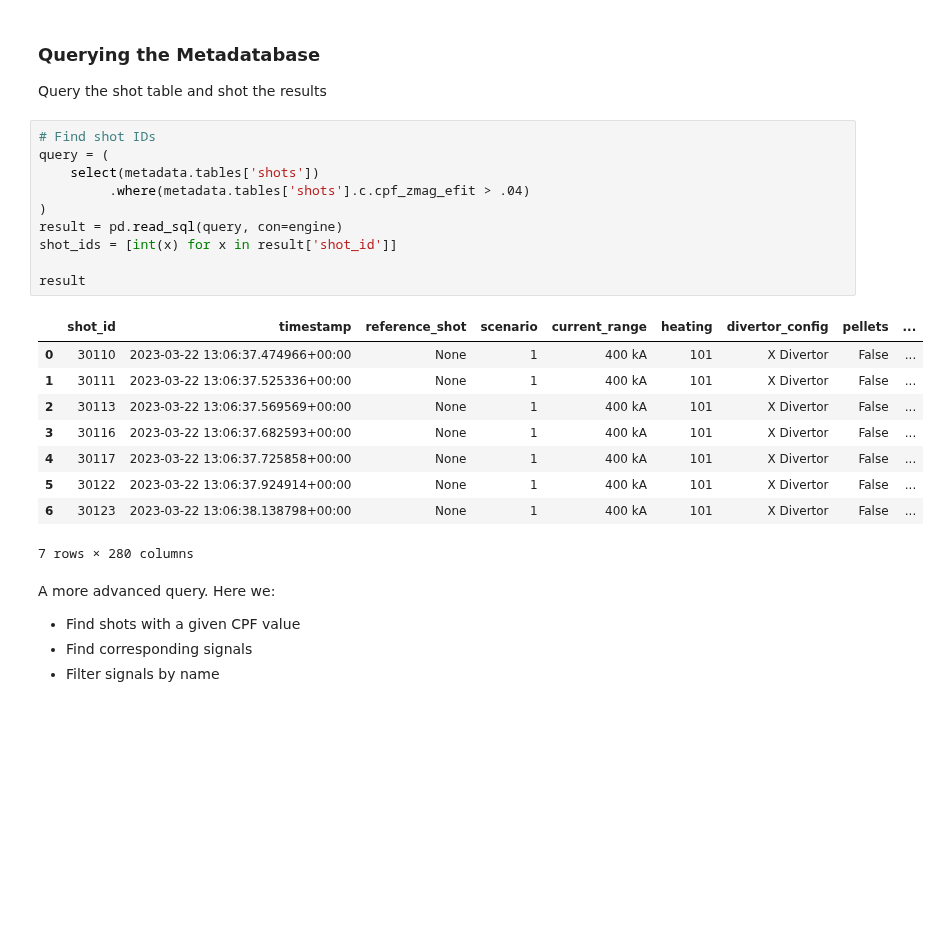
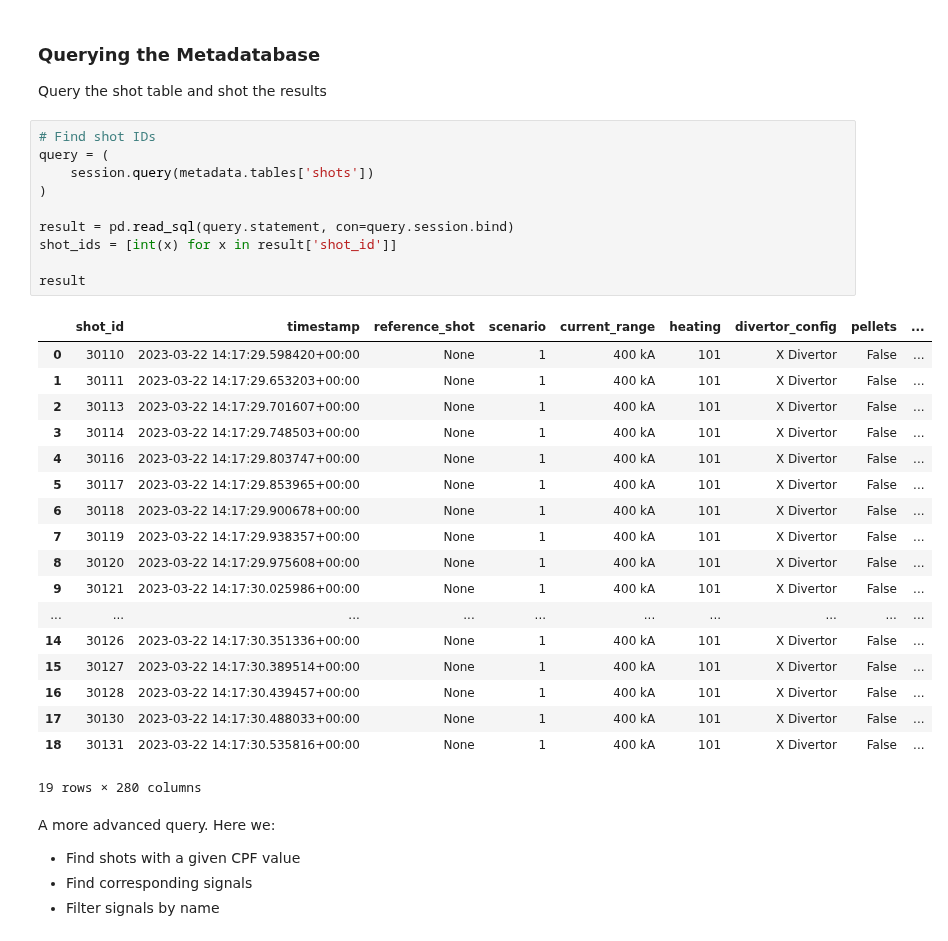
Before and after one commit to ukaea/fair-mast, a Jupyter notebook: db_query_example.ipynb, the cells around one changed output. Cells and saved outputs as stored; diff of their text form; blank space fills up the shorter version.

```diff
--- a/db_query_example.ipynb
+++ b/db_query_example.ipynb
@@ -15,23 +28,32 @@ Query the shot table and shot the results
 # %%
 # Find shot IDs
 query = (
-    select(metadata.tables['shots'])
-         .where(metadata.tables['shots'].c.cpf_zmag_efit > .04)
+    session.query(metadata.tables['shots'])
 )
-result = pd.read_sql(query, con=engine)
+
+result = pd.read_sql(query.statement, con=query.session.bind)
 shot_ids = [int(x) for x in result['shot_id']]
 
 result
 # %% [output]
 |  | shot_id | timestamp | reference_shot | scenario | current_range | heating | divertor_config | pellets | ... |
-| 0 | 30110 | 2023-03-22 13:06:37.474966+00:00 | None | 1 | 400 kA | 101 | X Divertor | False | ... |
-| 1 | 30111 | 2023-03-22 13:06:37.525336+00:00 | None | 1 | 400 kA | 101 | X Divertor | False | ... |
-| 2 | 30113 | 2023-03-22 13:06:37.569569+00:00 | None | 1 | 400 kA | 101 | X Divertor | False | ... |
-| 3 | 30116 | 2023-03-22 13:06:37.682593+00:00 | None | 1 | 400 kA | 101 | X Divertor | False | ... |
-| 4 | 30117 | 2023-03-22 13:06:37.725858+00:00 | None | 1 | 400 kA | 101 | X Divertor | False | ... |
-| 5 | 30122 | 2023-03-22 13:06:37.924914+00:00 | None | 1 | 400 kA | 101 | X Divertor | False | ... |
-| 6 | 30123 | 2023-03-22 13:06:38.138798+00:00 | None | 1 | 400 kA | 101 | X Divertor | False | ... |
+| 0 | 30110 | 2023-03-22 14:17:29.598420+00:00 | None | 1 | 400 kA | 101 | X Divertor | False | ... |
+| 1 | 30111 | 2023-03-22 14:17:29.653203+00:00 | None | 1 | 400 kA | 101 | X Divertor | False | ... |
+| 2 | 30113 | 2023-03-22 14:17:29.701607+00:00 | None | 1 | 400 kA | 101 | X Divertor | False | ... |
+| 3 | 30114 | 2023-03-22 14:17:29.748503+00:00 | None | 1 | 400 kA | 101 | X Divertor | False | ... |
+| 4 | 30116 | 2023-03-22 14:17:29.803747+00:00 | None | 1 | 400 kA | 101 | X Divertor | False | ... |
+| 5 | 30117 | 2023-03-22 14:17:29.853965+00:00 | None | 1 | 400 kA | 101 | X Divertor | False | ... |
+| 6 | 30118 | 2023-03-22 14:17:29.900678+00:00 | None | 1 | 400 kA | 101 | X Divertor | False | ... |
+| 7 | 30119 | 2023-03-22 14:17:29.938357+00:00 | None | 1 | 400 kA | 101 | X Divertor | False | ... |
+| 8 | 30120 | 2023-03-22 14:17:29.975608+00:00 | None | 1 | 400 kA | 101 | X Divertor | False | ... |
+| 9 | 30121 | 2023-03-22 14:17:30.025986+00:00 | None | 1 | 400 kA | 101 | X Divertor | False | ... |
+| ... | ... | ... | ... | ... | ... | ... | ... | ... | ... |
+| 14 | 30126 | 2023-03-22 14:17:30.351336+00:00 | None | 1 | 400 kA | 101 | X Divertor | False | ... |
+| 15 | 30127 | 2023-03-22 14:17:30.389514+00:00 | None | 1 | 400 kA | 101 | X Divertor | False | ... |
+| 16 | 30128 | 2023-03-22 14:17:30.439457+00:00 | None | 1 | 400 kA | 101 | X Divertor | False | ... |
+| 17 | 30130 | 2023-03-22 14:17:30.488033+00:00 | None | 1 | 400 kA | 101 | X Divertor | False | ... |
+| 18 | 30131 | 2023-03-22 14:17:30.535816+00:00 | None | 1 | 400 kA | 101 | X Divertor | False | ... |
-7 rows × 280 columns
+19 rows × 280 columns
 # %% [markdown]
 A more advanced query. Here we:
  - Find shots with a given CPF value
```
Also changed, not shown: parts of 6 cells of this notebook.
